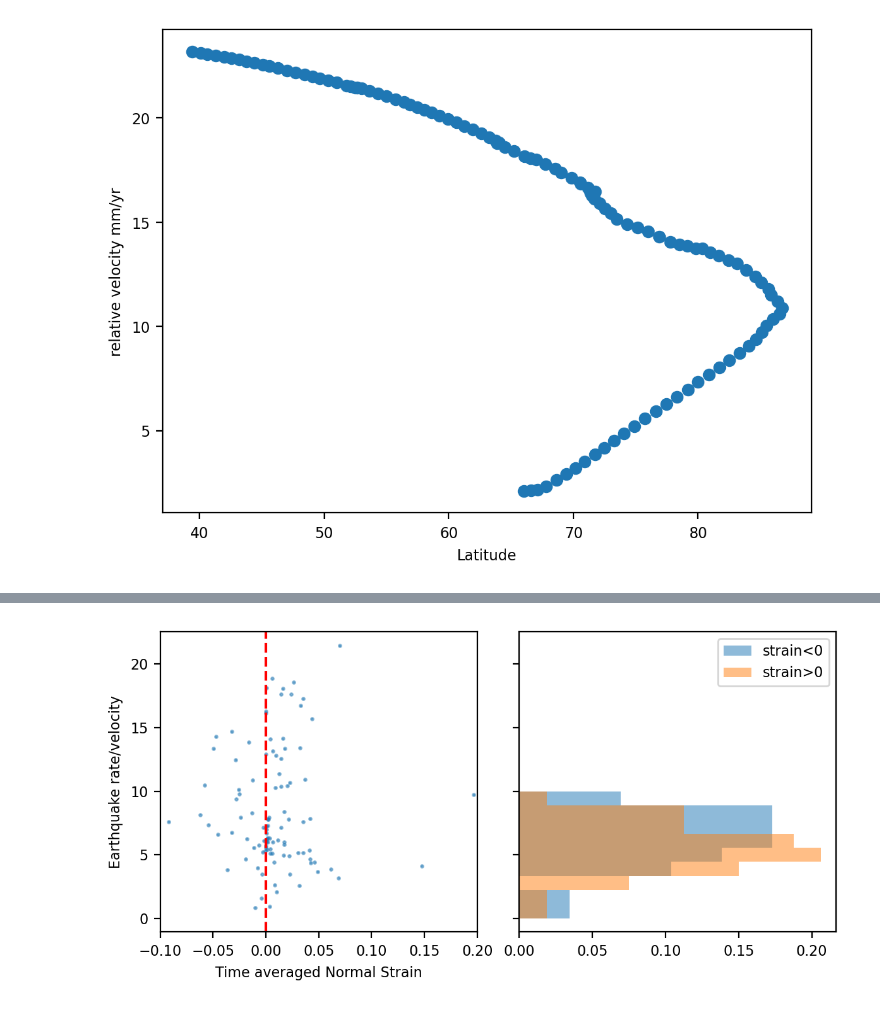
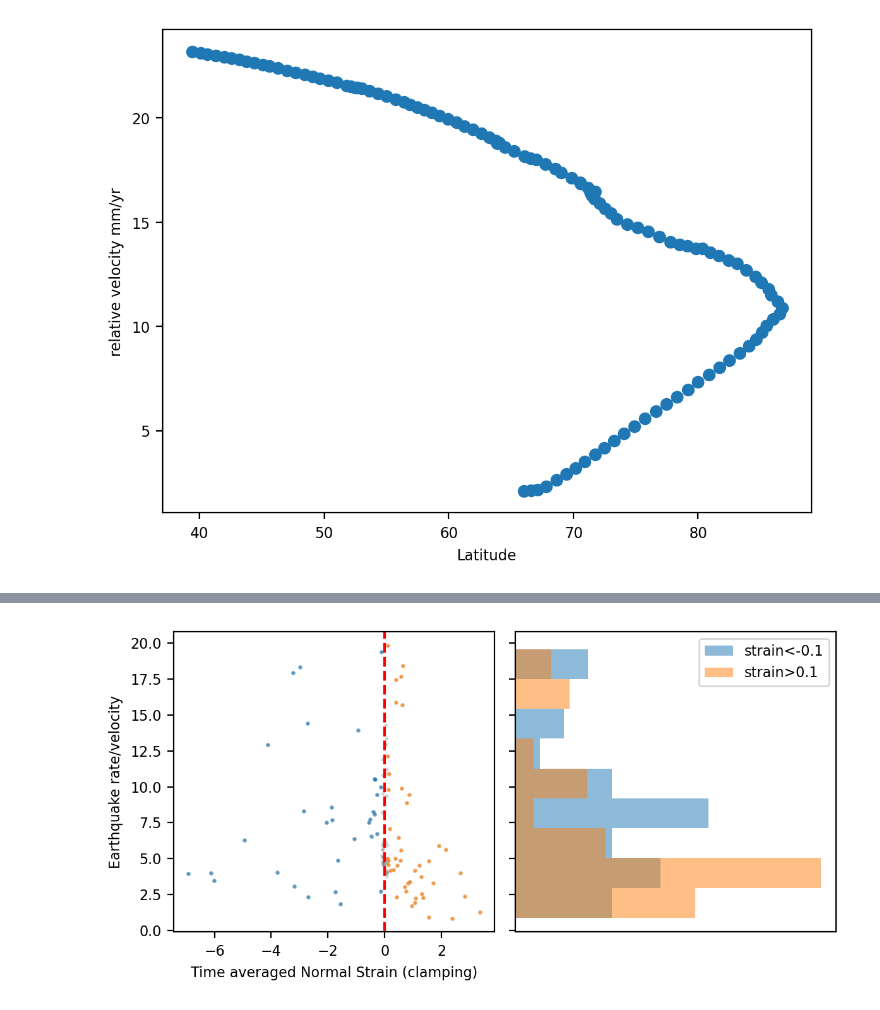
Before and after one commit to keliankaz/GrGIA_seismicity, a Jupyter notebook: gr_gia_seismic_NORTH_ATLANTIC.ipynb, the cells around one changed output, grey strips where cells are left out. Cells and saved outputs as stored; diff of their text form; code cells hidden in the pictures.

```diff
--- a/gr_gia_seismic_NORTH_ATLANTIC.ipynb
+++ b/gr_gia_seismic_NORTH_ATLANTIC.ipynb
@@ -579,7 +588,7 @@ ax.scatter(_lon, _lat, s=0.5, c="r", transform=ccrs.PlateCarree())
 # %% [markdown]
 ## Variations in time and space:
 # %%
-NUMBER_OF_PERIODS = 27 + 1  # number of periods to split the catalog into
+NUMBER_OF_PERIODS = 28  # number of periods to split the catalog into
 WINDOW_SIZE = 200  # km
 NUMBER_OF_EVENTS = 200
 
@@ -590,7 +599,7 @@ all_indices = []
 catalog.time.sort_values(ignore_index=True)
 
 date_range = pd.date_range(
-    start=pd.datetime(GrGIA_strain_metadata["starttime"] - 1, 1, 1),
+    start=pd.datetime(GrGIA_strain_metadata["starttime"], 1, 1),
     end=pd.datetime(GrGIA_strain_metadata["endtime"], 1, 1),
     periods=NUMBER_OF_PERIODS,
 )
@@ -1060,15 +1085,15 @@ plt.tight_layout()
 # %% [markdown]
 **Figure**: GrGIA at earthquake locations
 # %%
-number_of_bootstrap_samples = 10000
+number_of_bootstrap_samples = 100000
 fig, ax = plt.subplots(1, 3, figsize=(3 * 2, 2.5), dpi=200, sharey=True)
 
 for ii, iax in enumerate(ax):
-    mean_pb_strain = np.mean(strain_at_plate_boundary_grid[:, :, ii, ii].flatten())
+    mean_pb_strain = np.median(strain_at_plate_boundary_grid[:, :, ii, ii].flatten())
     iax.hist(
         bootstrap_statistic(
             strain_at_earthquake_with_time[:, ii, ii] - mean_pb_strain,
-            np.mean,
+            np.median,
             boot=number_of_bootstrap_samples,
         ),
         bins=100,
@@ -1163,31 +1188,46 @@ plt.tight_layout()
 # %%
-fig, AX = plt.subplots(1, 2, sharey=True, figsize=(6, 3))
-ax = AX[0]
-mean_strain = np.mean(normal_strain_grid, axis=1)
-ax.scatter(mean_strain, (rate / plate_boundary_velocity)[1:], s=2, alpha=0.5)
-ax.set_xlabel("Time averaged Normal Strain")
-ax.set_ylabel("Earthquake rate/velocity")
-ax.set_xlim((-0.1, 0.2))
-ax.axvline(0, c="r", ls="--")
+def summary_plot(x,y,theshold):
+    fig, AX = plt.subplots(1, 2, sharey=True, figsize=(6, 3))
+    ax = AX[0]
 
-ax = AX[1]
-bins = np.linspace(0, 10, 10)
-ax.hist(
-    (rate / plate_boundary_velocity)[1:][mean_strain < -0.0],
-    bins=bins,
-    orientation="horizontal",
-    alpha=0.5,
-    label="strain<0",
-    density=True,
-)
-ax.hist(
-    (rate / plate_boundary_velocity)[1:][mean_strain > 0.0],
-    bins=bins,
-    orientation="horizontal",
-    alpha=0.5,
-    label="strain>0",
-    density=True,
-)
-ax.legend()
-plt.tight_layout()
+    positive_index = x > theshold
+    negative_index = x < -theshold
+    ax.scatter(x, y, s=2, alpha=0.1, c='k')
+    ax.scatter(x[negative_index], y[negative_index], s=2, alpha=0.5)
+    ax.scatter(x[positive_index], y[positive_index], s=2, alpha=0.5)
+    ax.set_xlabel("Time averaged Normal Strain (clamping)")
+    ax.set_ylabel("Earthquake rate/velocity")
+    ax.axvline(0, c="r", ls="--")
+
+    ax = AX[1]
+    range_95th_percentile = np.percentile(y, [0.5, 99.5])
+    bins = np.linspace(*range_95th_percentile, 10)
+    ax.hist(
+        y[negative_index],
+        bins=bins,
+        orientation="horizontal",
+        alpha=0.5,
+        label="strain<{theshold}".format(theshold=-theshold),
+        density=True,
+    )
+    ax.hist(
+        y[positive_index],
+        bins=bins,
+        orientation="horizontal",
+        alpha=0.5,
+        label="strain>{theshold}".format(theshold=theshold),
+        density=True,
+    )
+    ax.set(
+        xticks=[],
+    )
+
+    ax.legend()
+    plt.tight_layout()
+
+
+
+
+summary_plot(np.mean(normal_strain_grid, axis=1), (rate / plate_boundary_velocity)[1:], 0.1)
+# summary_plot(np.mean(strain_at_plate_boundary_grid[:, :, 2, 2], axis=1), (rate / plate_boundary_velocity)[1:], 0.1)
 # %% [output]
@@ -1194 +1235 @@ plt.tight_layout()
-[figure, old version]
+[figure, new version]
```
Also changed, not shown: parts of 31 cells of this notebook.
